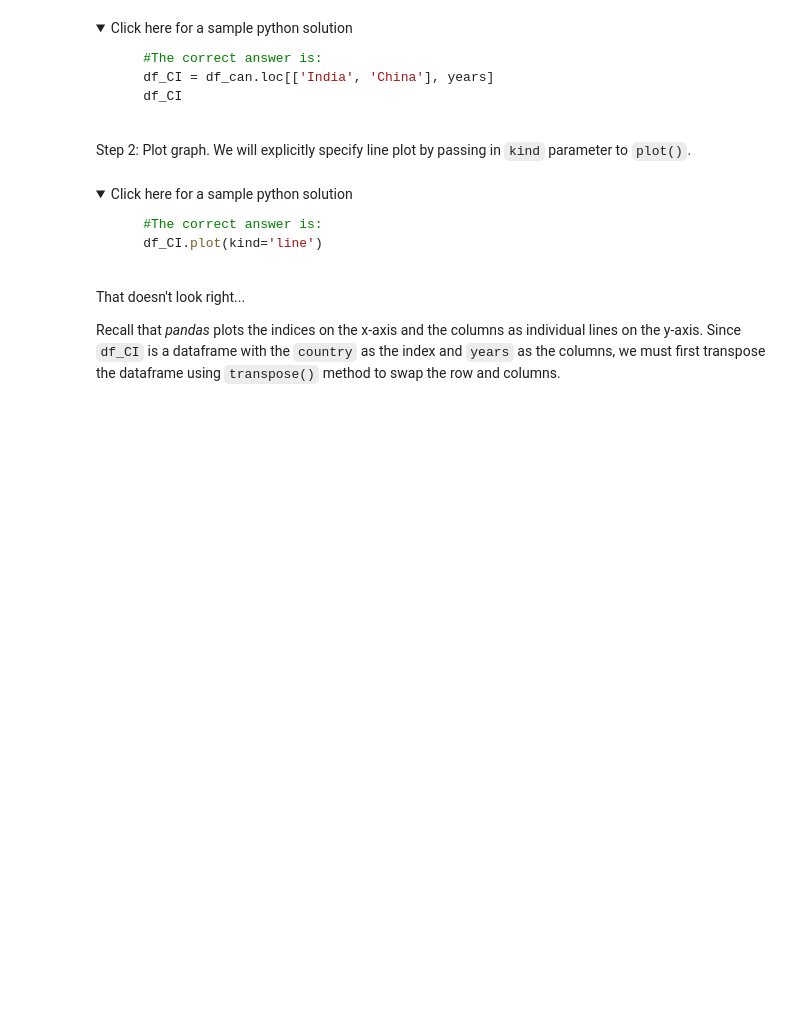
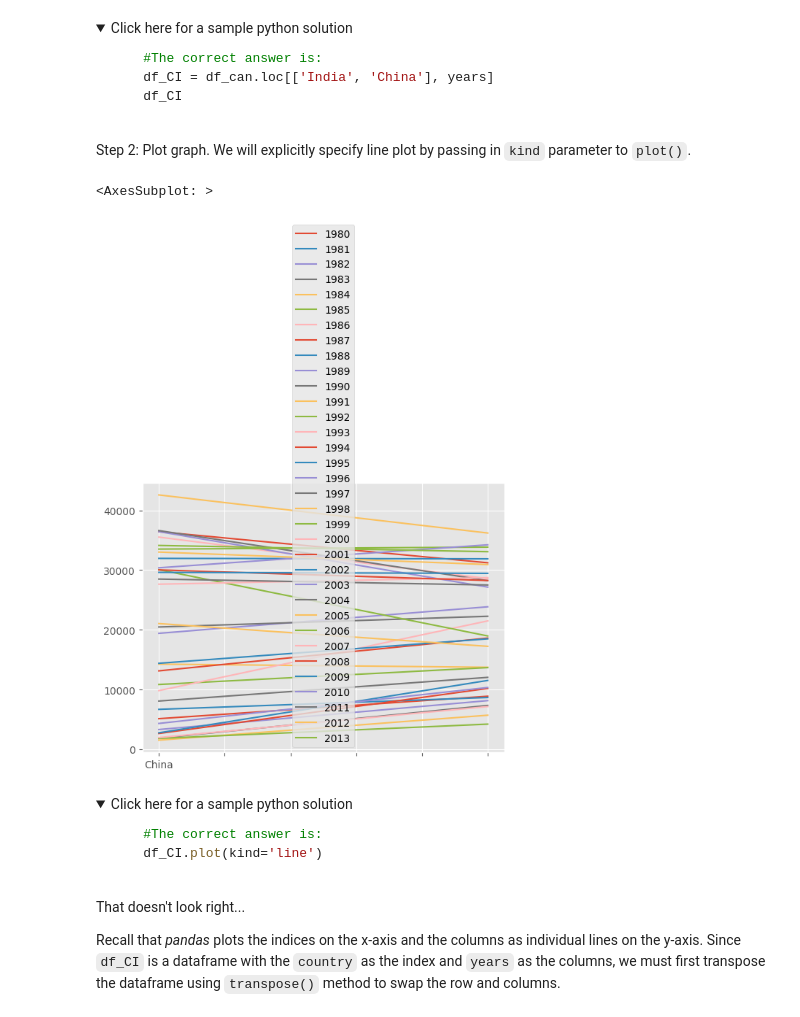
Before and after one commit to Madbubbl3/IBM-Data-Science-Professional-Certificate, a Jupyter notebook: Course 8 Data Visualization/Introduction-to-Matplotlib-and-Line-Plots.ipynb, the cells around one changed output. Drawn from its saved outputs; the diff is of its cells as text; code cells hidden in the pictures; folded sections open; blank space fills up the shorter version.

```diff
--- a/Course 8 Data Visualization/Introduction-to-Matplotlib-and-Line-Plots.ipynb
+++ b/Course 8 Data Visualization/Introduction-to-Matplotlib-and-Line-Plots.ipynb
@@ -619,5 +658,5 @@ We can easily add more countries to line plot to make meaningful comparisons imm
 Step 1: Get the data set for China and India, and display the dataframe.
 # %%
 ### type your answer here
-# df_CI = ...
-# df_CI
+df_CI = df_can.loc[["China", "India"], years]
+df_CI
@@ -635,7 +679,10 @@ Step 1: Get the data set for China and India, and display the dataframe.
 Step 2: Plot graph. We will explicitly specify line plot by passing in `kind` parameter to `plot()`.
 # %%
 ### type your answer here
-# df_CI. ...
+df_CI.plot(kind="line")
+# %% [output]
+<AxesSubplot: >
+[figure, added]
 # %% [markdown]
 <details><summary>Click here for a sample python solution</summary>
 
```
Also changed, not shown: parts of 17 cells of this notebook.
